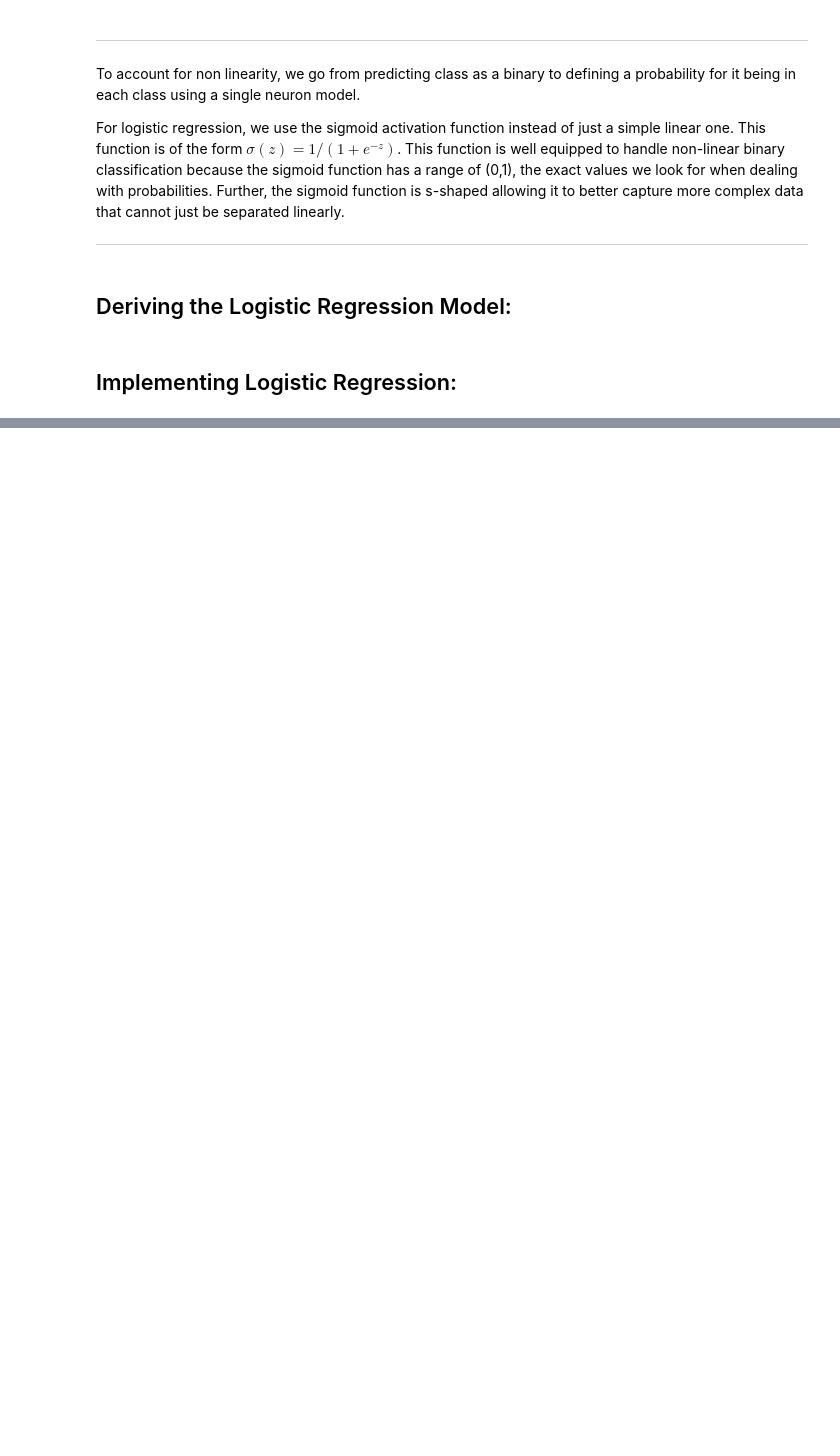
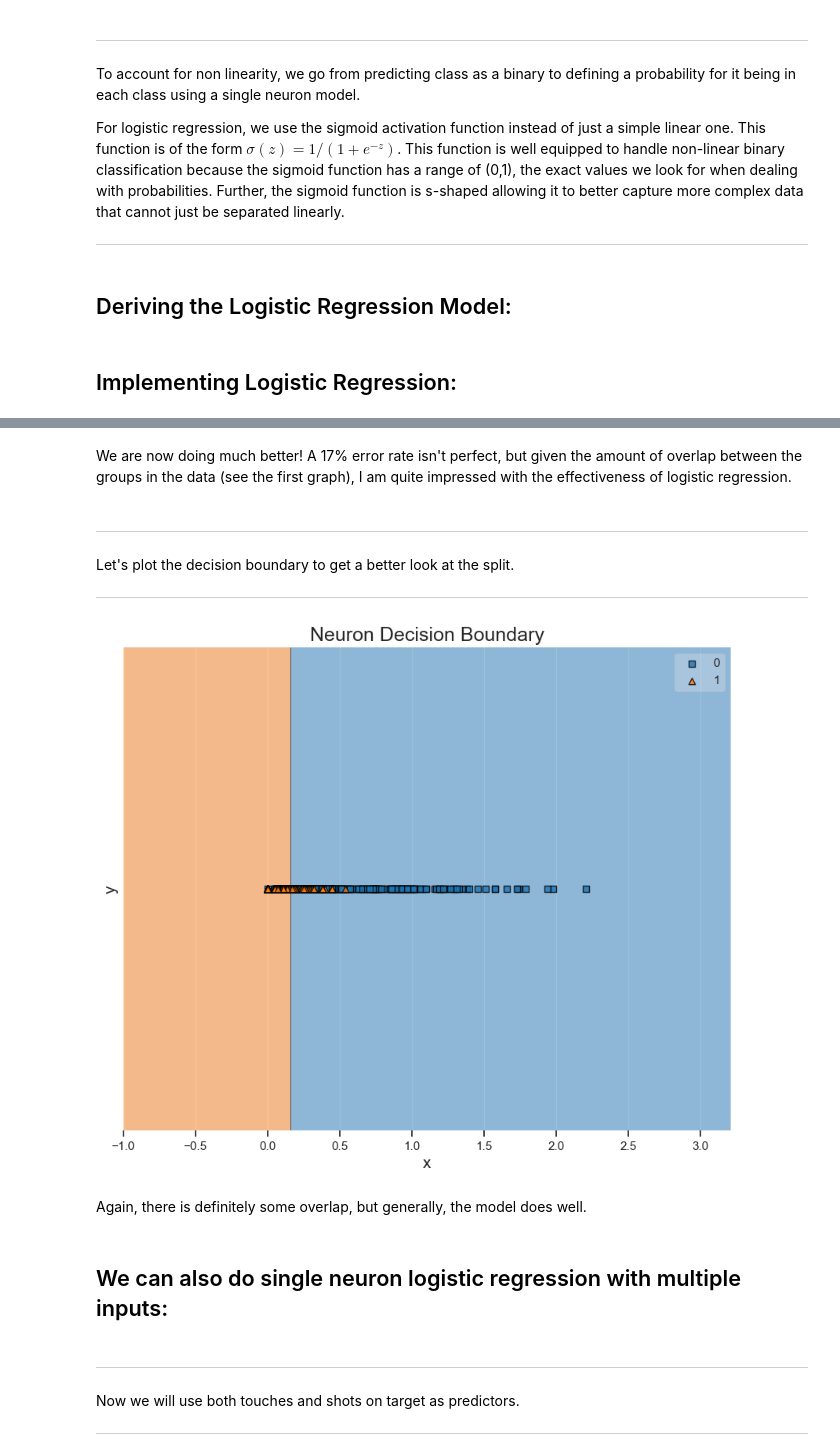
Before and after one commit to pstern17/INDE-577, a Jupyter notebook: 1. Supervised Learning/1.3. Logistic Regression/logistic_regression.ipynb, the cells around one changed output, grey strips where cells are left out. Drawn from its saved outputs; the diff is of its cells as text; code cells hidden in the pictures; blank space fills up the shorter version.

```diff
--- a/1. Supervised Learning/1.3. Logistic Regression/logistic_regression.ipynb
+++ b/1. Supervised Learning/1.3. Logistic Regression/logistic_regression.ipynb
@@ -173,0 +303,19 @@ node.train(X, y, alpha = 0.01, epochs = 10_000)
+# %% [markdown]
+We are now doing much better! A 17% error rate isn't perfect, but given the amount of overlap between the groups in the data (see the first graph), I am quite impressed with the effectiveness of logistic regression.
+# %% [markdown]
+***
+Let's plot the decision boundary to get a better look at the split.
+***
+# %%
+node.plot_decision_boundary(x, y)
+plt.show()
+# %% [output]
+[figure, added]
+# %% [markdown]
+Again, there is definitely some overlap, but generally, the model does well.
+# %% [markdown]
+## We can also do single neuron logistic regression with multiple inputs:
+# %% [markdown]
+***
+Now we will use both touches and shots on target as predictors.
+***
```
Also changed, not shown: parts of 21 cells of this notebook, 2 other files.
